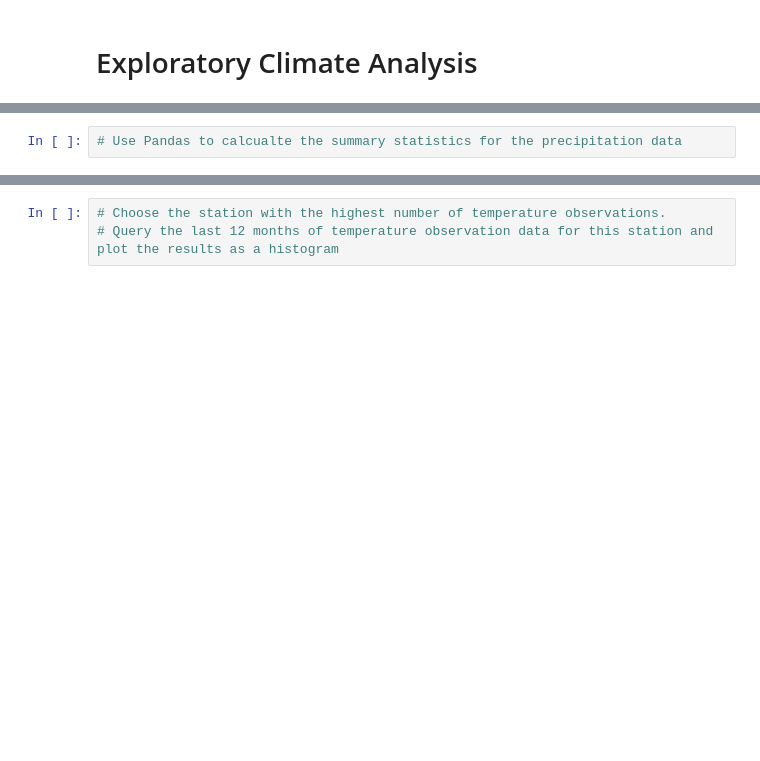
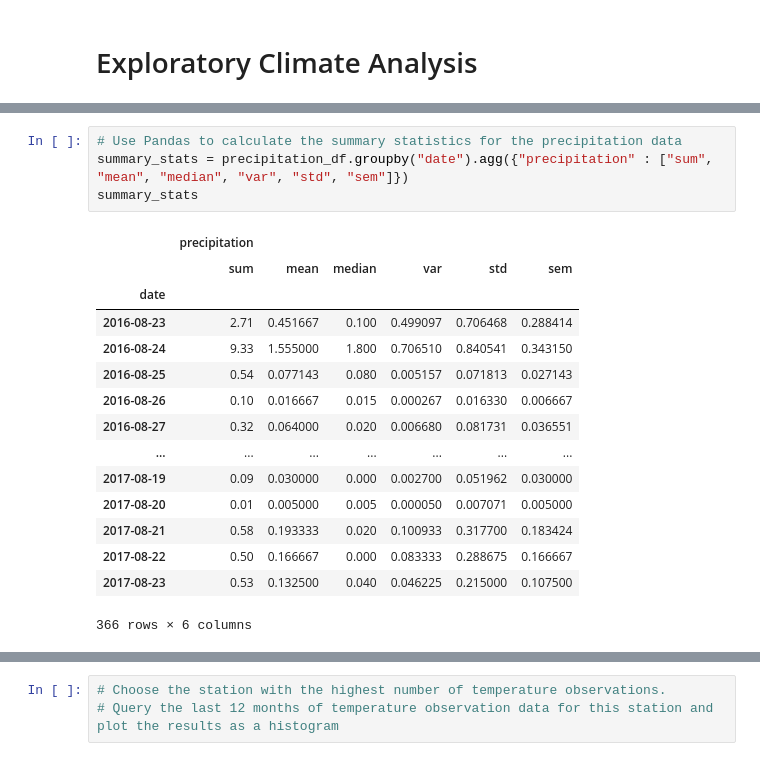
Before and after one commit to LeeProut/sqlalchemy-challenge, a Jupyter notebook: climate.ipynb, the cells around one changed output, grey strips where cells are left out. Saved outputs shown, nothing was run; the diff lists cells and outputs as text; blank space fills up the shorter version.

```diff
--- a/climate.ipynb
+++ b/climate.ipynb
@@ -82,2 +90,20 @@ precip_df.plot(rot=90)
 # %%
-# Use Pandas to calcualte the summary statistics for the precipitation data
+# Use Pandas to calculate the summary statistics for the precipitation data
+summary_stats = precipitation_df.groupby("date").agg({"precipitation" : ["sum", "mean", "median", "var", "std", "sem"]})
+summary_stats
+# %% [output]
+|  | precipitation |  |  |  |  |  |
+|  | sum | mean | median | var | std | sem |
+| date |  |  |  |  |  |  |
+| 2016-08-23 | 2.71 | 0.451667 | 0.100 | 0.499097 | 0.706468 | 0.288414 |
+| 2016-08-24 | 9.33 | 1.555000 | 1.800 | 0.706510 | 0.840541 | 0.343150 |
+| 2016-08-25 | 0.54 | 0.077143 | 0.080 | 0.005157 | 0.071813 | 0.027143 |
+| 2016-08-26 | 0.10 | 0.016667 | 0.015 | 0.000267 | 0.016330 | 0.006667 |
+| 2016-08-27 | 0.32 | 0.064000 | 0.020 | 0.006680 | 0.081731 | 0.036551 |
+| ... | ... | ... | ... | ... | ... | ... |
+| 2017-08-19 | 0.09 | 0.030000 | 0.000 | 0.002700 | 0.051962 | 0.030000 |
+| 2017-08-20 | 0.01 | 0.005000 | 0.005 | 0.000050 | 0.007071 | 0.005000 |
+| 2017-08-21 | 0.58 | 0.193333 | 0.020 | 0.100933 | 0.317700 | 0.183424 |
+| 2017-08-22 | 0.50 | 0.166667 | 0.000 | 0.083333 | 0.288675 | 0.166667 |
+| 2017-08-23 | 0.53 | 0.132500 | 0.040 | 0.046225 | 0.215000 | 0.107500 |
+366 rows × 6 columns
```
Also changed, not shown: parts of 8 cells of this notebook, 2 other files.
